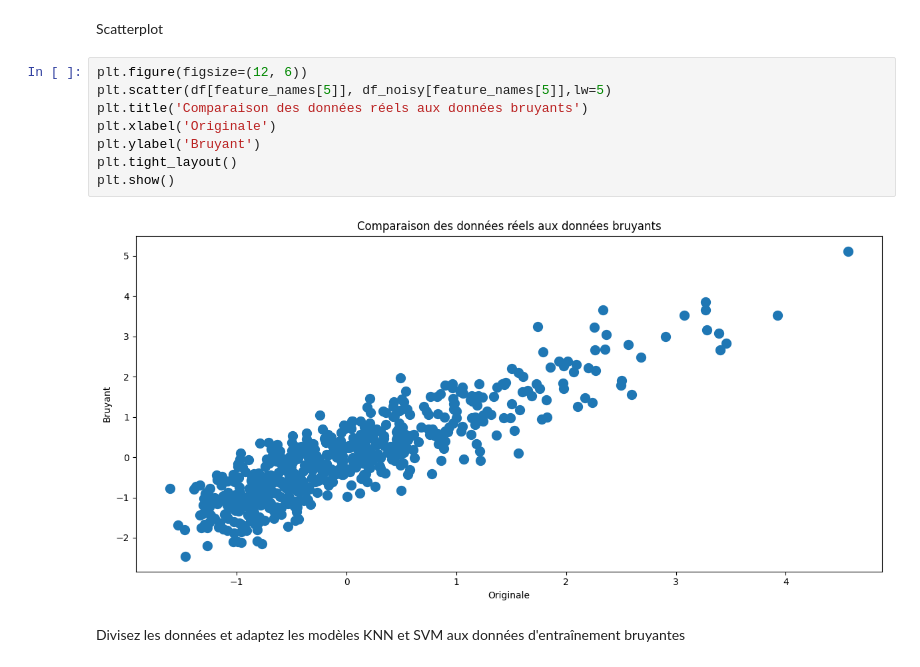
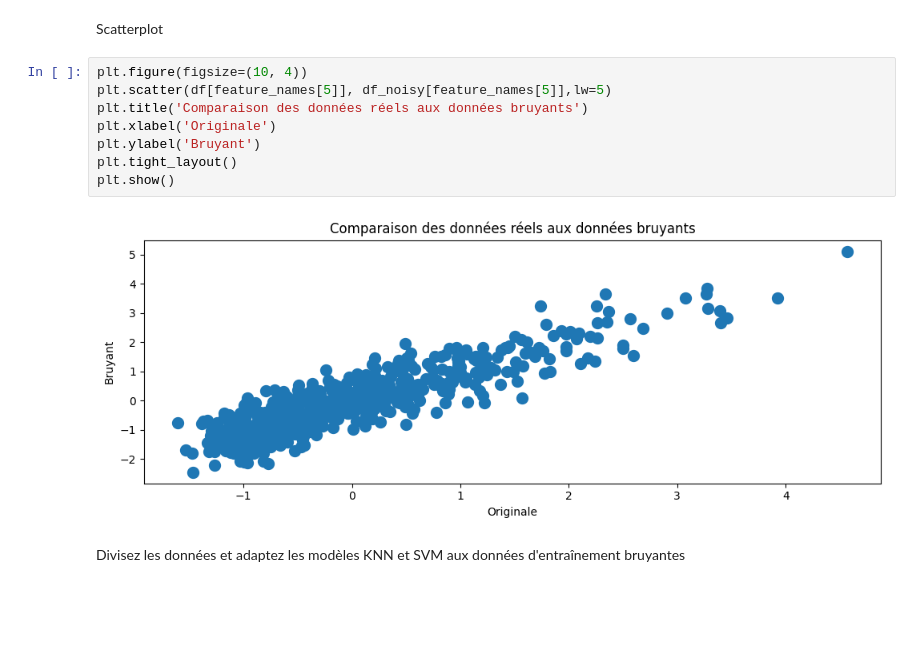
Before and after one commit to ibrahim10sy/learn-python, a Jupyter notebook: Metric_evaluation.ipynb, the cells around one changed output. Drawn from its saved outputs; the diff is of its cells as text; blank space fills up the shorter version.

```diff
--- a/Metric_evaluation.ipynb
+++ b/Metric_evaluation.ipynb
@@ -193,15 +194,15 @@ plt.show()
 # %% [markdown]
 Scatterplot
 # %%
-plt.figure(figsize=(12, 6))
+plt.figure(figsize=(10, 4))
 plt.scatter(df[feature_names[5]], df_noisy[feature_names[5]],lw=5)
 plt.title('Comparaison des données réels aux données bruyants')
 plt.xlabel('Originale')
 plt.ylabel('Bruyant')
 plt.tight_layout()
 plt.show()
 # %% [output]
-[figure, old version]
+[figure, new version]
 # %% [markdown]
 Divisez les données et adaptez les modèles KNN et SVM aux données d'entraînement bruyantes
 # %%
```
Also changed, not shown: parts of 11 cells of this notebook.
